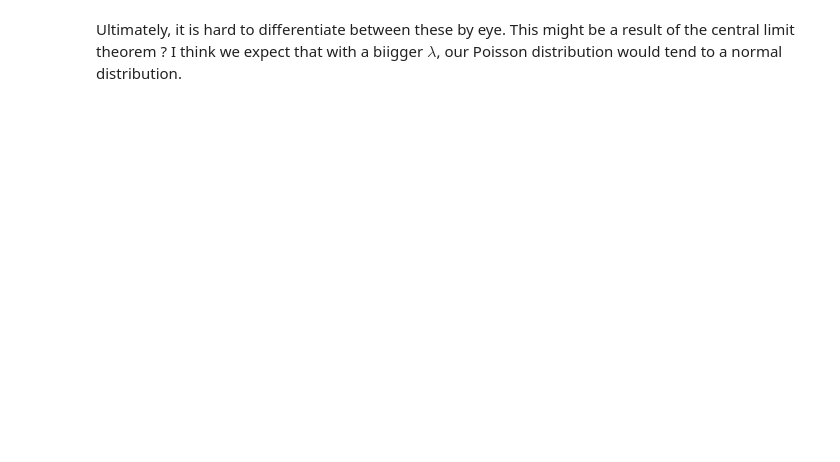
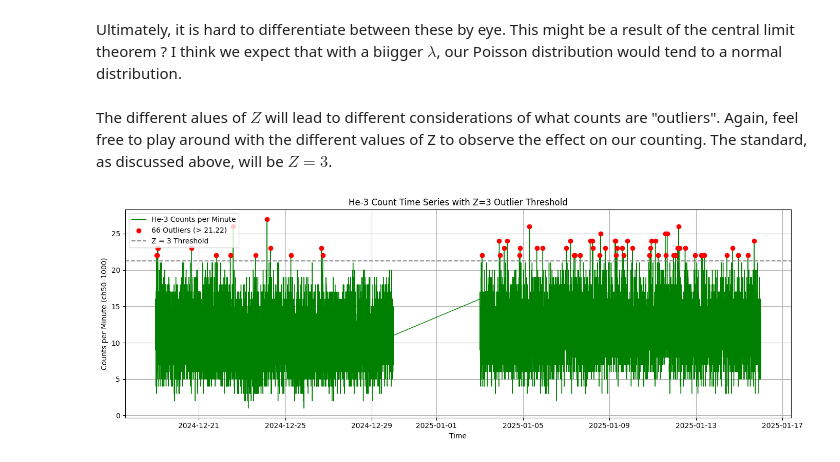
Before and after one commit to project-ida/arpa-e-experiments, a Jupyter notebook: tutorials/He3-Background-Characterization.ipynb, the cells around one changed output. Drawn from its saved outputs; the diff is of its cells as text; code cells hidden in the pictures; blank space fills up the shorter version.

```diff
--- a/tutorials/He3-Background-Characterization.ipynb
+++ b/tutorials/He3-Background-Characterization.ipynb
@@ -308,0 +293,6 @@ display(z_slider_he3, interactive_plot_he3)
+# %% [markdown]
+The different alues of $Z$ will lead to different considerations of what counts are "outliers". Again, feel free to play around with the different values of Z to observe the effect on our counting. The standard, as discussed above, will be $Z=3$.
+# %%
+plot_he3_outliers(Z=3)
+# %% [output]
+[figure, added]
```
Also changed, not shown: parts of 10 cells of this notebook.
